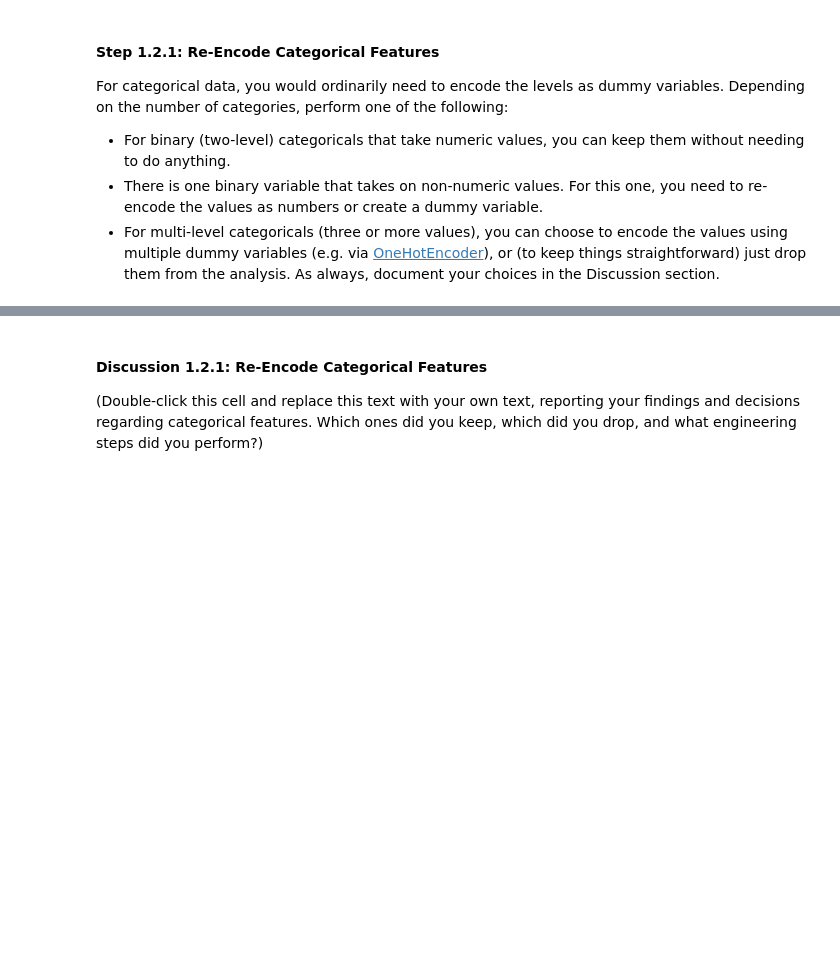
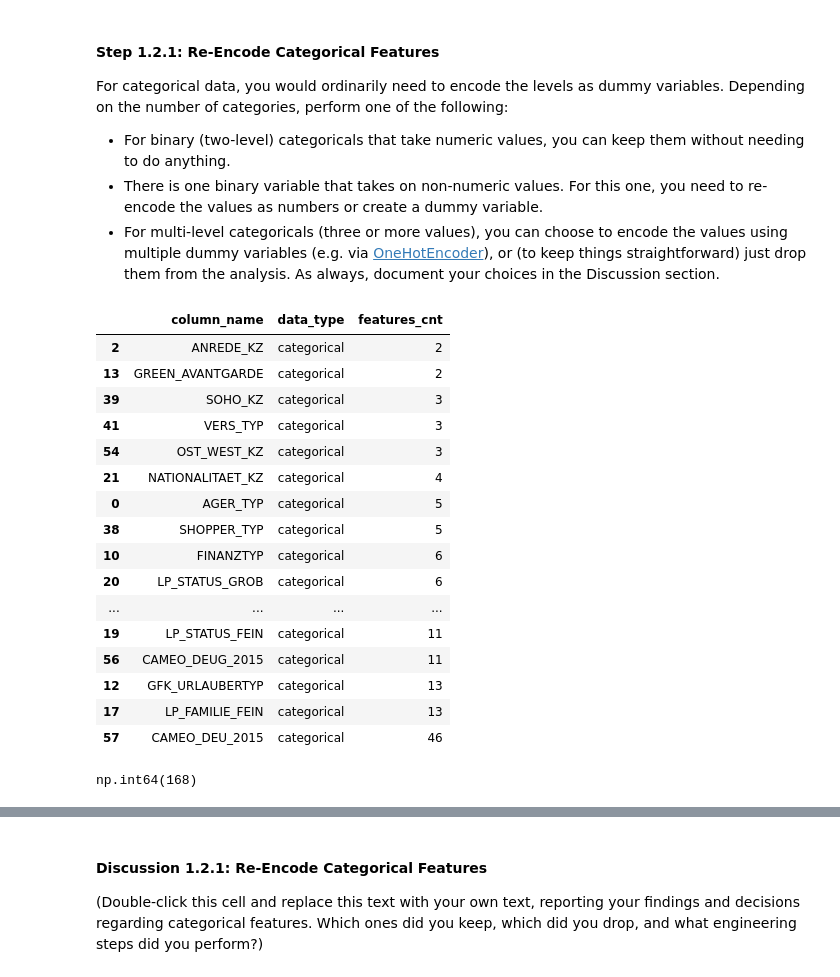
Before and after one commit to Diodak92/Intro-to-Machine-Learning-with-Pytorch, a Jupyter notebook: Identify_Customer_Segments/Identify_Customer_Segments.ipynb, the cells around one changed output, grey strips where cells are left out. Saved outputs shown, nothing was run; the diff lists cells and outputs as text; code cells hidden in the pictures; blank space fills up the shorter version.

```diff
--- a/Identify_Customer_Segments/Identify_Customer_Segments.ipynb
+++ b/Identify_Customer_Segments/Identify_Customer_Segments.ipynb
@@ -131,7 +133,7 @@ missing_col_vals_df = pd.DataFrame(dem_general_df.isna().sum())
 missing_col_vals_df.rename(columns = {0 : 'missing_cnt'}, inplace=True)
 missing_col_vals_df['missing_pct'] = (missing_col_vals_df['missing_cnt']/len(dem_general_df))*100
 missing_col_vals_df.sort_values(by=['missing_pct'], ascending = False, inplace=True)
-missing_col_vals_df = missing_col_vals_df.join(dem_features_df.set_index('attribute')[['information_level']])
+missing_col_vals_df = missing_col_vals_df.join(dem_features_df[['information_level']])
 missing_col_vals_df
 # %% [output]
 |  | missing_cnt | missing_pct | information_level |
@@ -273,0 +298,21 @@ Data wrangling is often the trickiest part of the data analysis process, and the
+# %%
+# How many features are there of each data type?
+
+feutures_dict = {}
+
+col_names = dem_general_df.columns.to_list()
+features_cnt = []
+data_types = []
+
+for col in dem_general_df.columns:
+    col_unq_data = pd.unique(dem_general_df[col])
+    features_cnt.append(len(col_unq_data) -1 if np.nan in col_unq_data else len(col_unq_data))
+    data_types.append(dem_features_df.loc[col]['type'])
+    #print(f"Column name: {col}, \t data type: {dem_features_df.loc[col]['type']} \t features count: {distinct_val_cnt}")
+
+features_df = pd.DataFrame(data={'column_name' : col_names, 'data_type': data_types, 'features_cnt' : features_cnt,})
+features_df.sort_values(by=['data_type', 'features_cnt'], inplace=True)
+# Count columns by data type
+features_by_cat_df = features_df[['column_name', 'data_type']].groupby(by='data_type').count()
+features_by_cat_df.sort_values(by='column_name', inplace=True, ascending=False)
+features_by_cat_df
@@ -281,5 +334,27 @@ For categorical data, you would ordinarily need to encode the levels as dummy va
 # %%
 # Assess categorical variables: which are binary, which are multi-level, and
 # which one needs to be re-encoded?
+features_df.loc[features_df['data_type'] == 'categorical']
+# %% [output]
+|  | column_name | data_type | features_cnt |
+| 2 | ANREDE_KZ | categorical | 2 |
+| 13 | GREEN_AVANTGARDE | categorical | 2 |
+| 39 | SOHO_KZ | categorical | 3 |
+| 41 | VERS_TYP | categorical | 3 |
+| 54 | OST_WEST_KZ | categorical | 3 |
+| 21 | NATIONALITAET_KZ | categorical | 4 |
+| 0 | AGER_TYP | categorical | 5 |
+| 38 | SHOPPER_TYP | categorical | 5 |
+| 10 | FINANZTYP | categorical | 6 |
+| 20 | LP_STATUS_GROB | categorical | 6 |
+| ... | ... | ... | ... |
+| 19 | LP_STATUS_FEIN | categorical | 11 |
+| 56 | CAMEO_DEUG_2015 | categorical | 11 |
+| 12 | GFK_URLAUBERTYP | categorical | 13 |
+| 17 | LP_FAMILIE_FEIN | categorical | 13 |
+| 57 | CAMEO_DEU_2015 | categorical | 46 |
 # %%
 # Re-encode categorical variable(s) to be kept in the analysis.
+features_df.loc[features_df['data_type'] == 'categorical']['features_cnt'].sum()
+# %% [output]
+np.int64(168)
```
Also changed, not shown: parts of 9 cells of this notebook.
